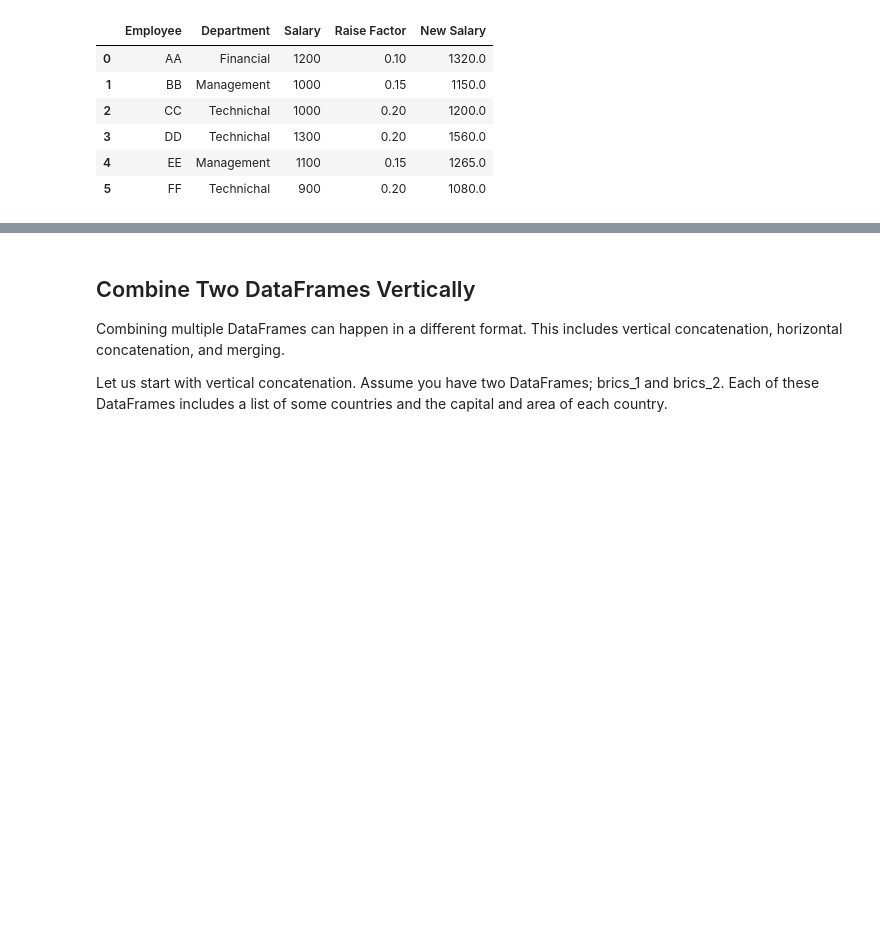
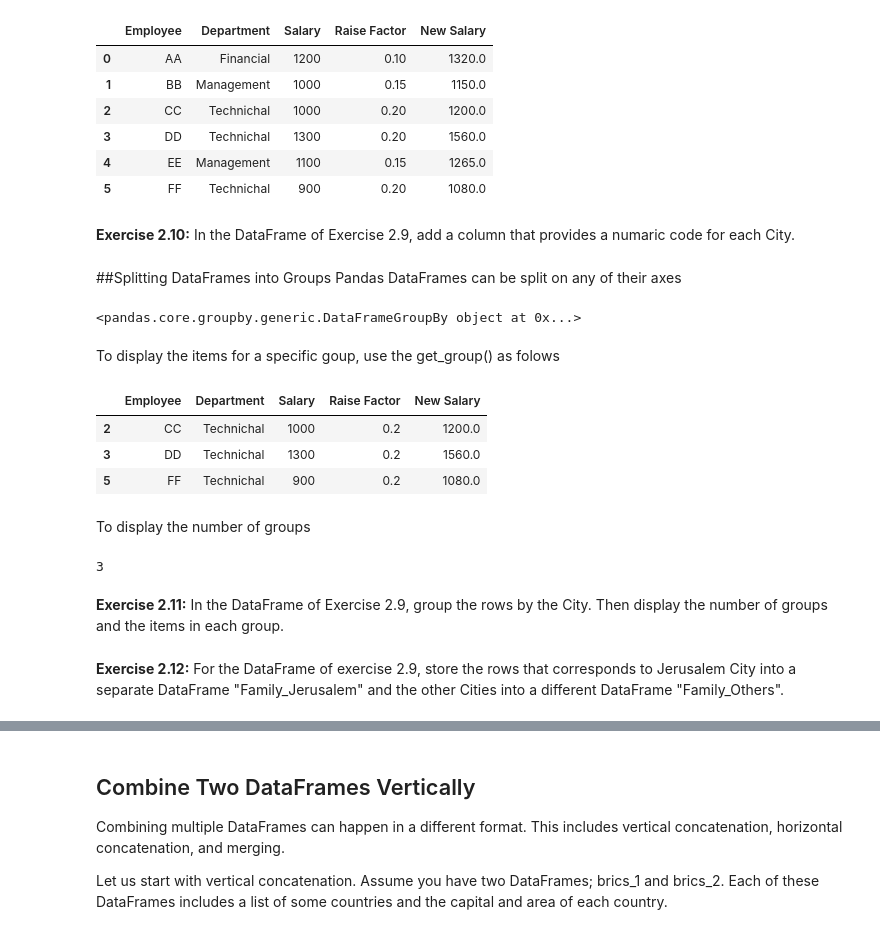
Before and after one commit to mkjubran/IntroToPython-NonIT, a Jupyter notebook: PandasBasics.ipynb, the cells around one changed output, grey strips where cells are left out. Saved outputs shown, nothing was run; the diff lists cells and outputs as text; code cells hidden in the pictures; blank space fills up the shorter version.

```diff
--- a/PandasBasics.ipynb
+++ b/PandasBasics.ipynb
@@ -423,3 +481,5 @@ Employees
 | 3 | DD | Technichal | 1300 | 0.20 | 1560.0 |
 | 4 | EE | Management | 1100 | 0.15 | 1265.0 |
 | 5 | FF | Technichal | 900 | 0.20 | 1080.0 |
+# %% [markdown]
+**Exercise 2.10:** In the DataFrame of Exercise 2.9, add a column that provides a numaric code for each City.
@@ -425,0 +488,25 @@ Employees
+# %% [markdown]
+##Splitting DataFrames into Groups
+Pandas DataFrames can be split on any of their axes
+# %%
+Employees_grouped = Employees.groupby('Department')
+Employees_grouped
+# %% [output]
+<pandas.core.groupby.generic.DataFrameGroupBy object at 0x...>
+# %% [markdown]
+To display the items for a specific goup, use the get_group() as folows
+# %%
+Employees_grouped.get_group('Technichal')
+# %% [output]
+|  | Employee | Department | Salary | Raise Factor | New Salary |
+| 2 | CC | Technichal | 1000 | 0.2 | 1200.0 |
+| 3 | DD | Technichal | 1300 | 0.2 | 1560.0 |
+| 5 | FF | Technichal | 900 | 0.2 | 1080.0 |
+# %% [markdown]
+To display the number of groups
+# %%
+len(Employees_grouped)
+# %% [output]
+3
+# %% [markdown]
+**Exercise 2.11:** In the DataFrame of Exercise 2.9, group the rows by the City. Then display the number of groups and the items in each group.
@@ -425,0 +515,2 @@ Employees
+# %% [markdown]
+**Exercise 2.12:** For the DataFrame of exercise 2.9, store the rows that corresponds to Jerusalem City into a separate DataFrame "Family_Jerusalem" and the other Cities into a different DataFrame "Family_Others".
```
Also changed, not shown: parts of 43 cells of this notebook.
